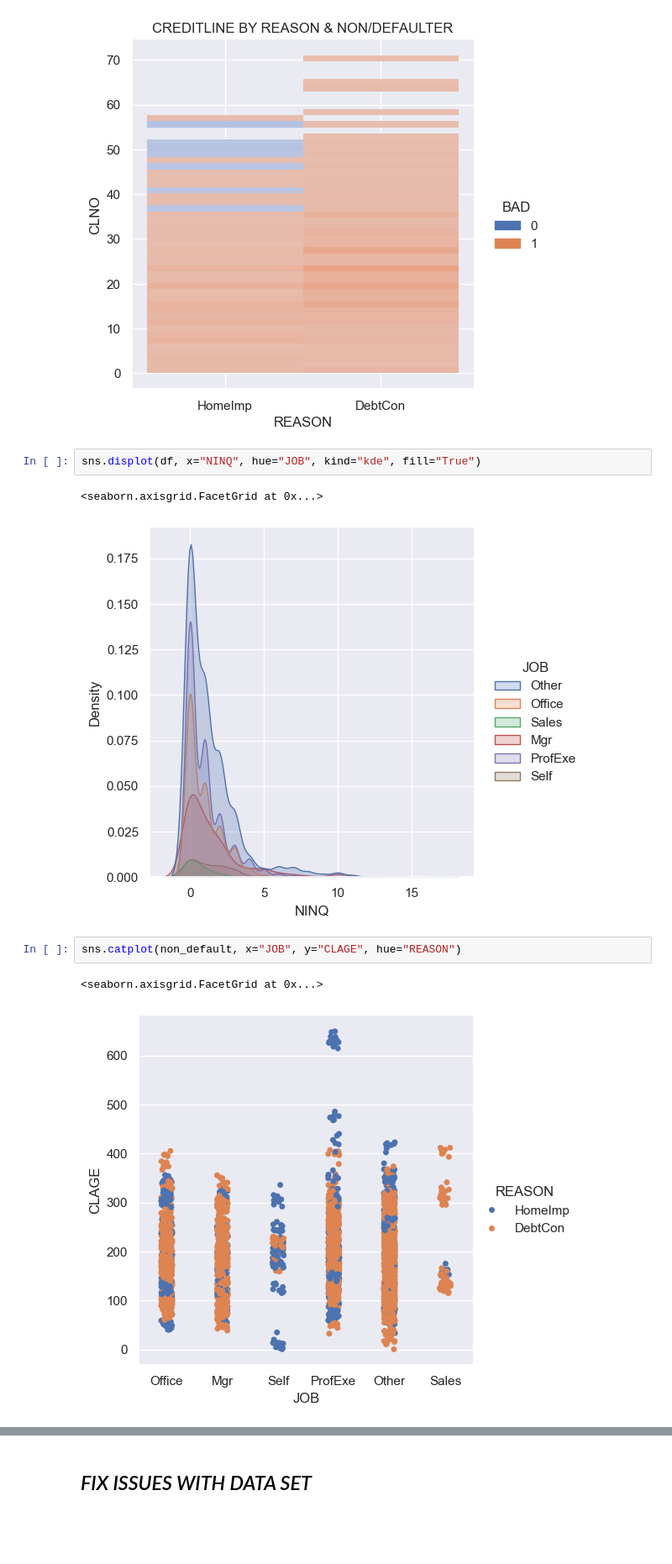
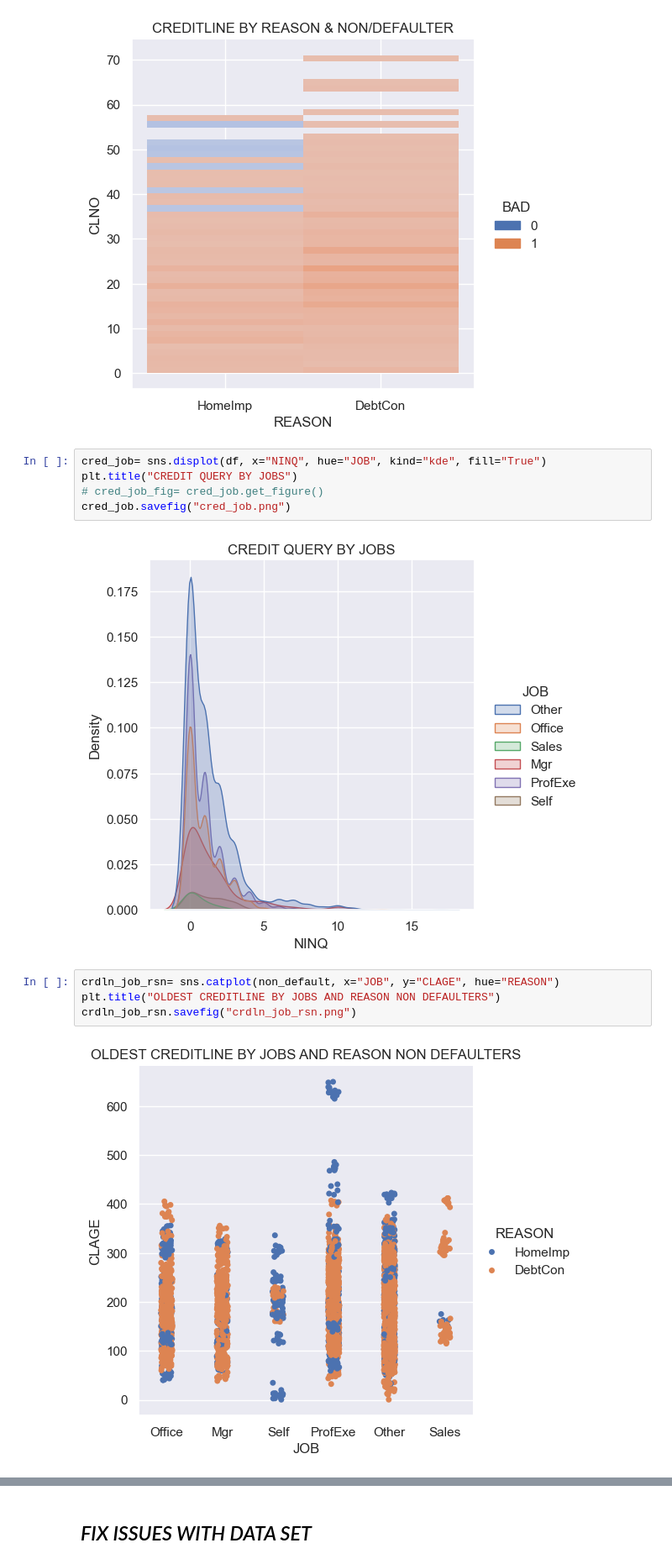
Before and after one commit to SmogJ/3MTT_Project_Loan_Default_Predicton, a Jupyter notebook: hmeq_loan_default_prediction.ipynb, the cells around one changed output, grey strips where cells are left out. Shown at 84% size. Saved outputs shown, nothing was run; the diff lists cells and outputs as text; blank space fills up the shorter version.

```diff
--- a/hmeq_loan_default_prediction.ipynb
+++ b/hmeq_loan_default_prediction.ipynb
@@ -187,14 +203,17 @@ clno_rsn_bad.savefig("./plots/clno_rsn_bad.png")
 # %% [output]
 [figure]
 # %%
-sns.displot(df, x="NINQ", hue="JOB", kind="kde", fill="True")
+cred_job= sns.displot(df, x="NINQ", hue="JOB", kind="kde", fill="True")
+plt.title("CREDIT QUERY BY JOBS")
+# cred_job_fig= cred_job.get_figure()
+cred_job.savefig("cred_job.png")
 # %% [output]
-<seaborn.axisgrid.FacetGrid at 0x...>
-[figure, old version]
+[figure, new version]
 # %%
-sns.catplot(non_default, x="JOB", y="CLAGE", hue="REASON")
+crdln_job_rsn= sns.catplot(non_default, x="JOB", y="CLAGE", hue="REASON")
+plt.title("OLDEST CREDITLINE BY JOBS AND REASON NON DEFAULTERS")
+crdln_job_rsn.savefig("crdln_job_rsn.png")
 # %% [output]
-<seaborn.axisgrid.FacetGrid at 0x...>
-[figure, old version]
+[figure, new version]
 # %%
 
```
Also changed, not shown: parts of 42 cells of this notebook, 14 other files.
